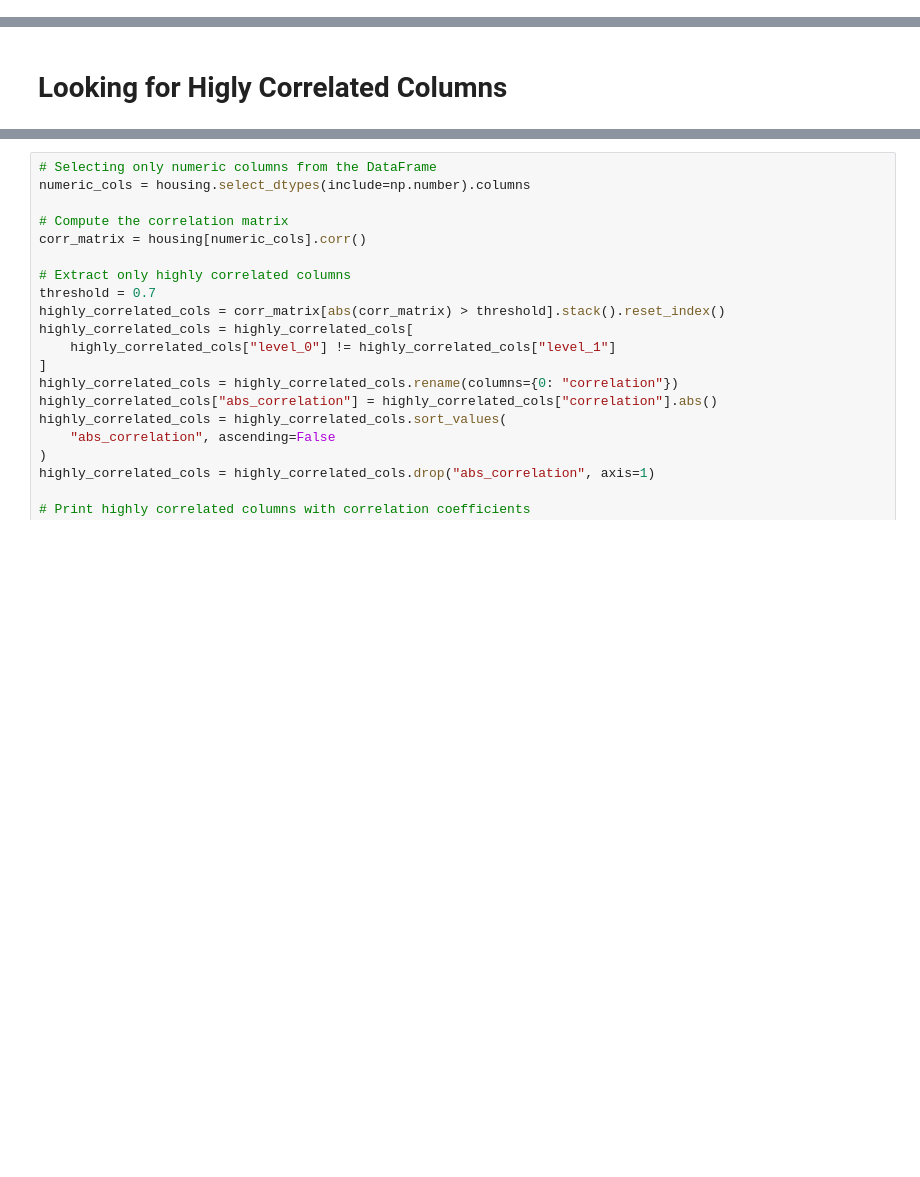
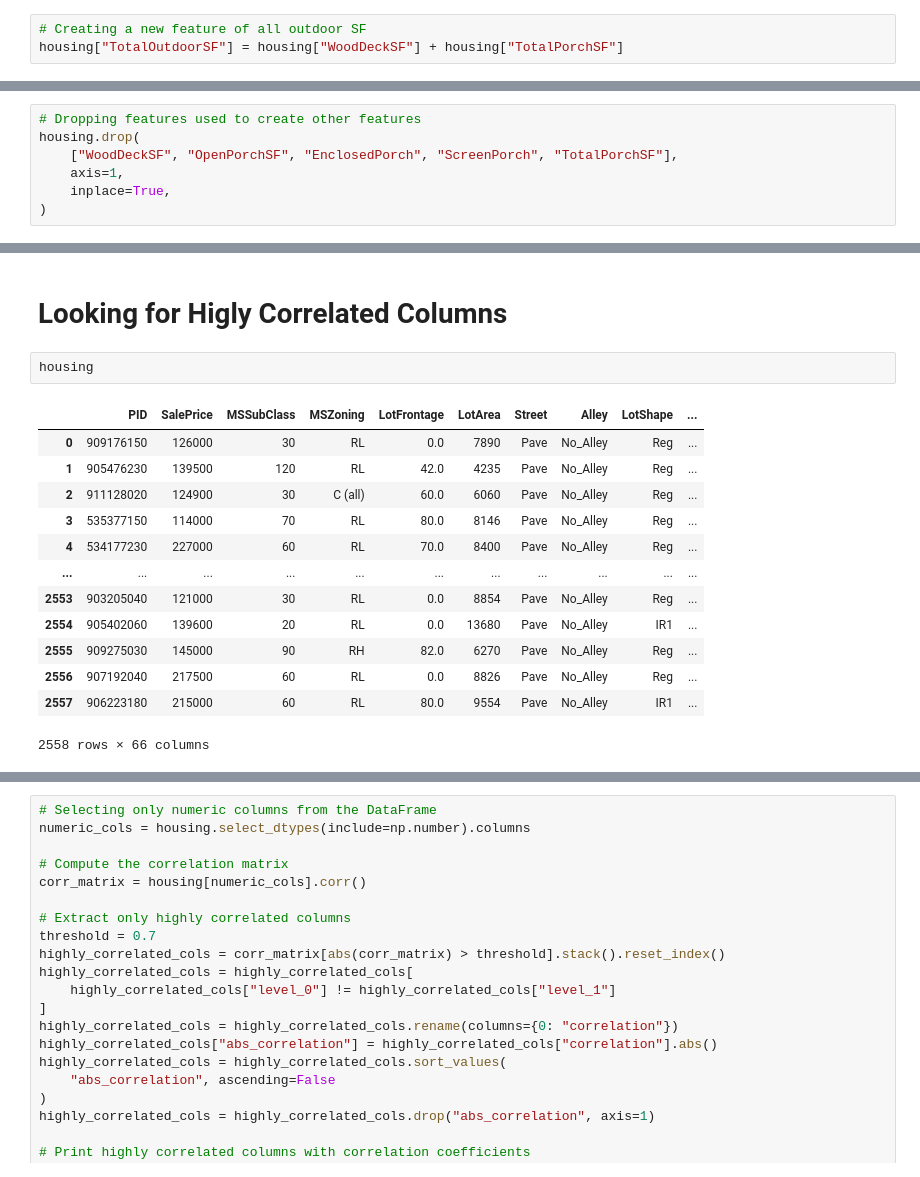
Before and after one commit to jasonphillip/Ames_Housing_ML_Project, a Jupyter notebook: Jason/Correlated_variables.ipynb, the cells around one changed output, grey strips where cells are left out. Saved outputs shown, nothing was run; the diff lists cells and outputs as text; blank space fills up the shorter version.

Commit message:
modified Correlated_variables notebook and housing_corr csv"

```diff
--- a/Jason/Correlated_variables.ipynb
+++ b/Jason/Correlated_variables.ipynb
@@ -63,0 +68,3 @@ housing["KitchenQual"] = housing["KitchenQual"].apply(lambda row: ExQualCond[row
+# %%
+# Creating a new feature of all outdoor SF
+housing["TotalOutdoorSF"] = housing["WoodDeckSF"] + housing["TotalPorchSF"]
@@ -63,0 +73,7 @@ housing["KitchenQual"] = housing["KitchenQual"].apply(lambda row: ExQualCond[row
+# %%
+# Dropping features used to create other features
+housing.drop(
+    ["WoodDeckSF", "OpenPorchSF", "EnclosedPorch", "ScreenPorch", "TotalPorchSF"],
+    axis=1,
+    inplace=True,
+)
@@ -64,2 +82,18 @@ housing["KitchenQual"] = housing["KitchenQual"].apply(lambda row: ExQualCond[row
 # %% [markdown]
 # Looking for Higly Correlated Columns #
+# %%
+housing
+# %% [output]
+|  | PID | SalePrice | MSSubClass | MSZoning | LotFrontage | LotArea | Street | Alley | LotShape | ... |
+| 0 | 909176150 | 126000 | 30 | RL | 0.0 | 7890 | Pave | No_Alley | Reg | ... |
+| 1 | 905476230 | 139500 | 120 | RL | 42.0 | 4235 | Pave | No_Alley | Reg | ... |
+| 2 | 911128020 | 124900 | 30 | C (all) | 60.0 | 6060 | Pave | No_Alley | Reg | ... |
+| 3 | 535377150 | 114000 | 70 | RL | 80.0 | 8146 | Pave | No_Alley | Reg | ... |
+| 4 | 534177230 | 227000 | 60 | RL | 70.0 | 8400 | Pave | No_Alley | Reg | ... |
+| ... | ... | ... | ... | ... | ... | ... | ... | ... | ... | ... |
+| 2553 | 903205040 | 121000 | 30 | RL | 0.0 | 8854 | Pave | No_Alley | Reg | ... |
+| 2554 | 905402060 | 139600 | 20 | RL | 0.0 | 13680 | Pave | No_Alley | IR1 | ... |
+| 2555 | 909275030 | 145000 | 90 | RH | 82.0 | 6270 | Pave | No_Alley | Reg | ... |
+| 2556 | 907192040 | 217500 | 60 | RL | 0.0 | 8826 | Pave | No_Alley | Reg | ... |
+| 2557 | 906223180 | 215000 | 60 | RL | 80.0 | 9554 | Pave | No_Alley | IR1 | ... |
+2558 rows × 66 columns
```
Also changed, not shown: parts of 7 cells of this notebook, 1 other file.
